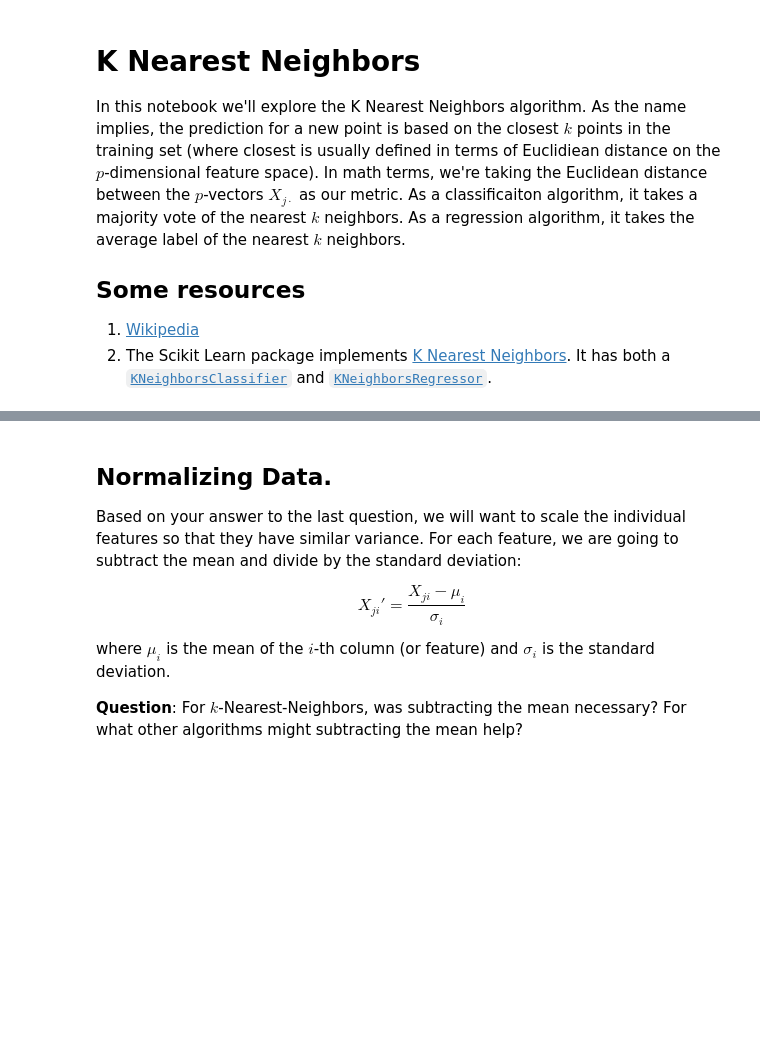
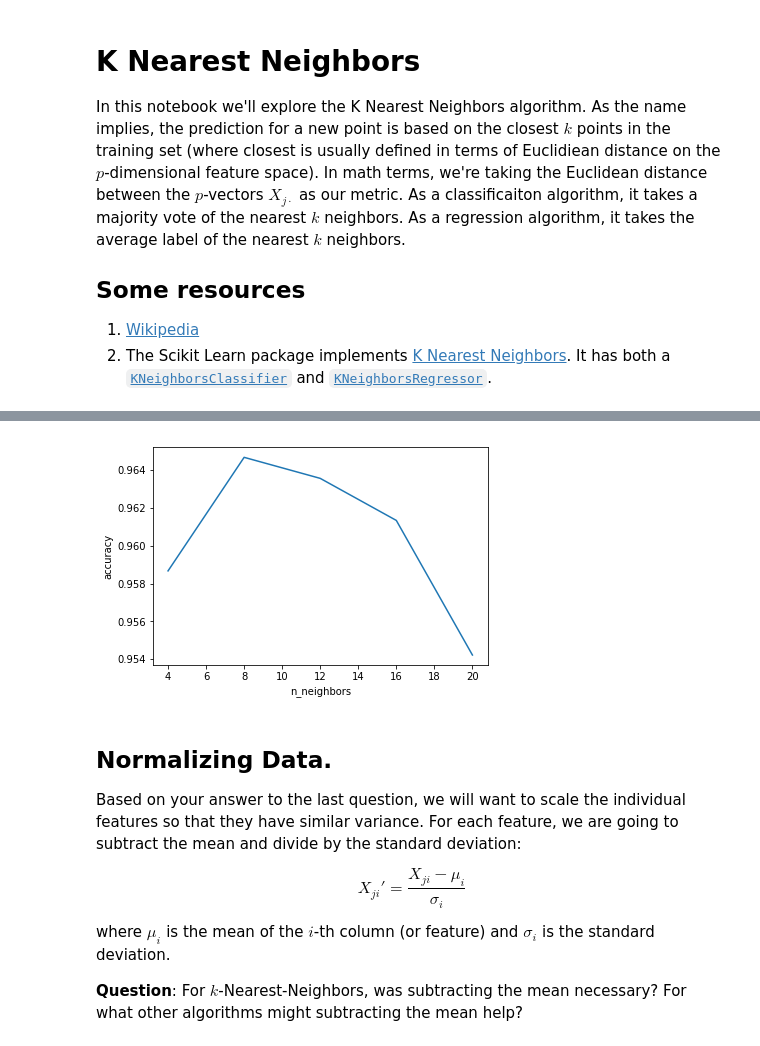
Before and after one commit to ASvyatkovskiy/BigDataCourse, a Jupyter notebook: 0_Preexercise/KNN_example.ipynb, the cells around one changed output, grey strips where cells are left out. Cells and saved outputs as stored; diff of their text form; code cells hidden in the pictures; blank space fills up the shorter version.

```diff
--- a/0_Preexercise/KNN_example.ipynb
+++ b/0_Preexercise/KNN_example.ipynb
@@ -37,26 +59,28 @@ print pd.DataFrame(indices).head()
 # %%
 # We illustrate the effect of the number of neigbhors used on accruacy.
 
-from sklearn import neighbors, cross_validation, grid_search
+from sklearn import neighbors, model_selection
 import matplotlib.pylab as plt
 
-cv = cross_validation.ShuffleSplit(len(y), n_iter=20, test_size=0.2, random_state=42)
+cv = model_selection.ShuffleSplit(len(y), test_size=0.2, random_state=42)
 param_grid = { "n_neighbors": range(4, 24, 4) }
-nearest_neighbors_cv = grid_search.GridSearchCV(neighbors.KNeighborsClassifier(),
+nearest_neighbors_cv = model_selection.GridSearchCV(neighbors.KNeighborsClassifier(),
                                                 param_grid=param_grid, cv=cv,
                                                 scoring='accuracy')
 
 nearest_neighbors_cv.fit(X, y)
 cv_accuracy = pd.DataFrame.from_records(
     [(score.parameters['n_neighbors'],
       score.mean_validation_score)
      for score in nearest_neighbors_cv.grid_scores_],
 columns=['n_neighbors', 'accuracy'])
 
 plt.plot(cv_accuracy.n_neighbors, cv_accuracy.accuracy)
 plt.xlabel('n_neighbors')
 plt.ylabel('accuracy')
 plt.show()
+# %% [output]
+[figure, added]
 # %% [markdown]
 ## Normalizing Data.
 
```
Also changed, not shown: parts of 5 cells of this notebook.
